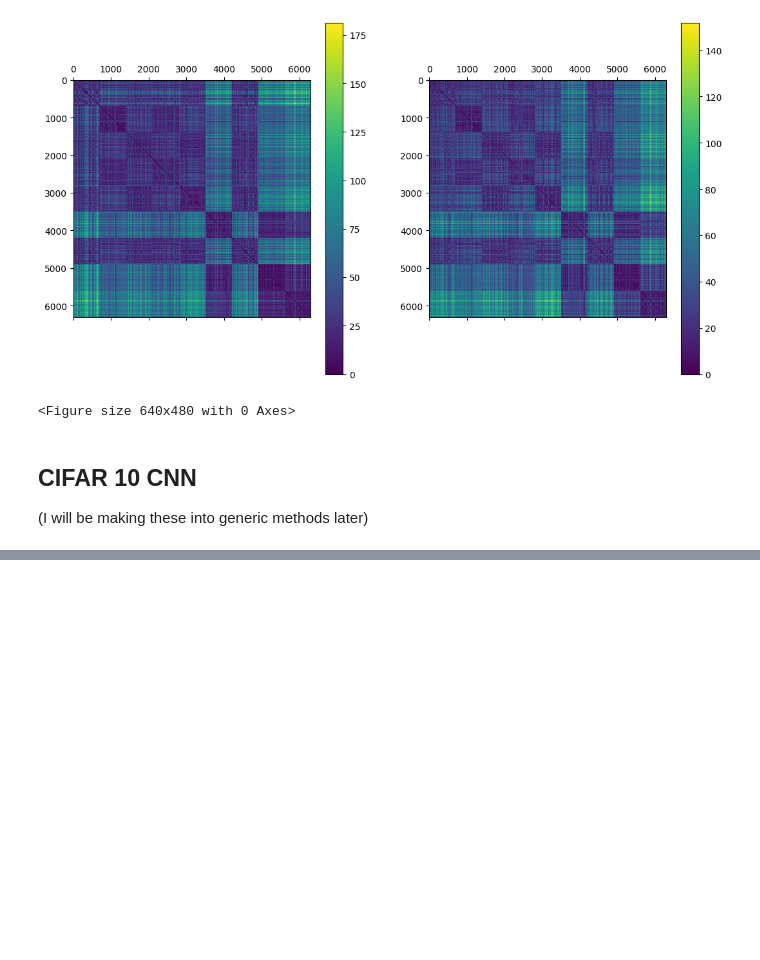
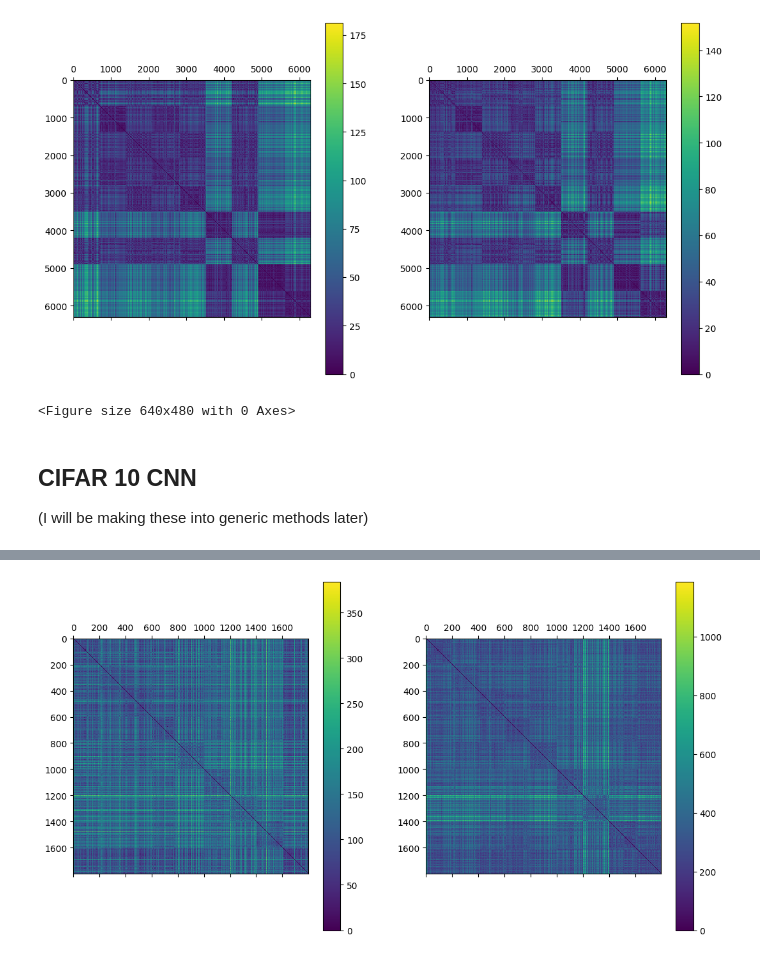
Before and after one commit to mx60s/SWIL-Comparisons, a Jupyter notebook: src/Comparisons.ipynb, the cells around one changed output, grey strips where cells are left out. Saved outputs shown, nothing was run; the diff lists cells and outputs as text; code cells hidden in the pictures; blank space fills up the shorter version.

```diff
--- a/src/Comparisons.ipynb
+++ b/src/Comparisons.ipynb
@@ -211,0 +347,20 @@ plt.savefig('./figs/fmnist_fil_swil_output_700.png')
+# %%
+# bird, deer, dog, frog, horse, plane, ship, truck, cat, car
+
+fig = plt.figure()
+ax = fig.add_subplot(221)
+
+fil_mat = ax.matshow(fil_dist['fc_block.fc2'])
+
+ax = fig.add_subplot(222)
+swil_mat = ax.matshow(swil_dist['fc_block.fc2'])
+plt.subplots_adjust(bottom=0.1, right=0.8, top=0.9)
+fig.colorbar(fil_mat)
+fig.colorbar(swil_mat)
+
+fig.set_figheight(15)
+fig.set_figwidth(15)
+
+plt.show()
+# %% [output]
+[figure, added]
```
Also changed, not shown: parts of 10 cells of this notebook, 4 other files.
